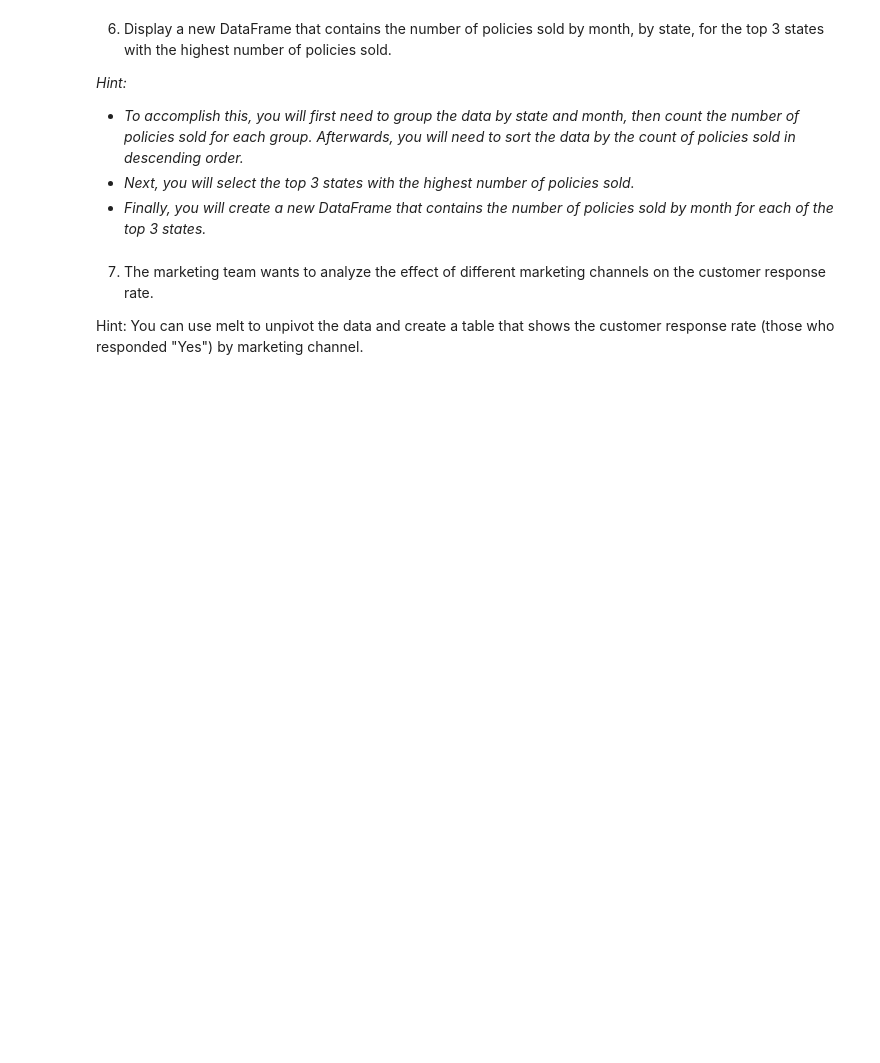
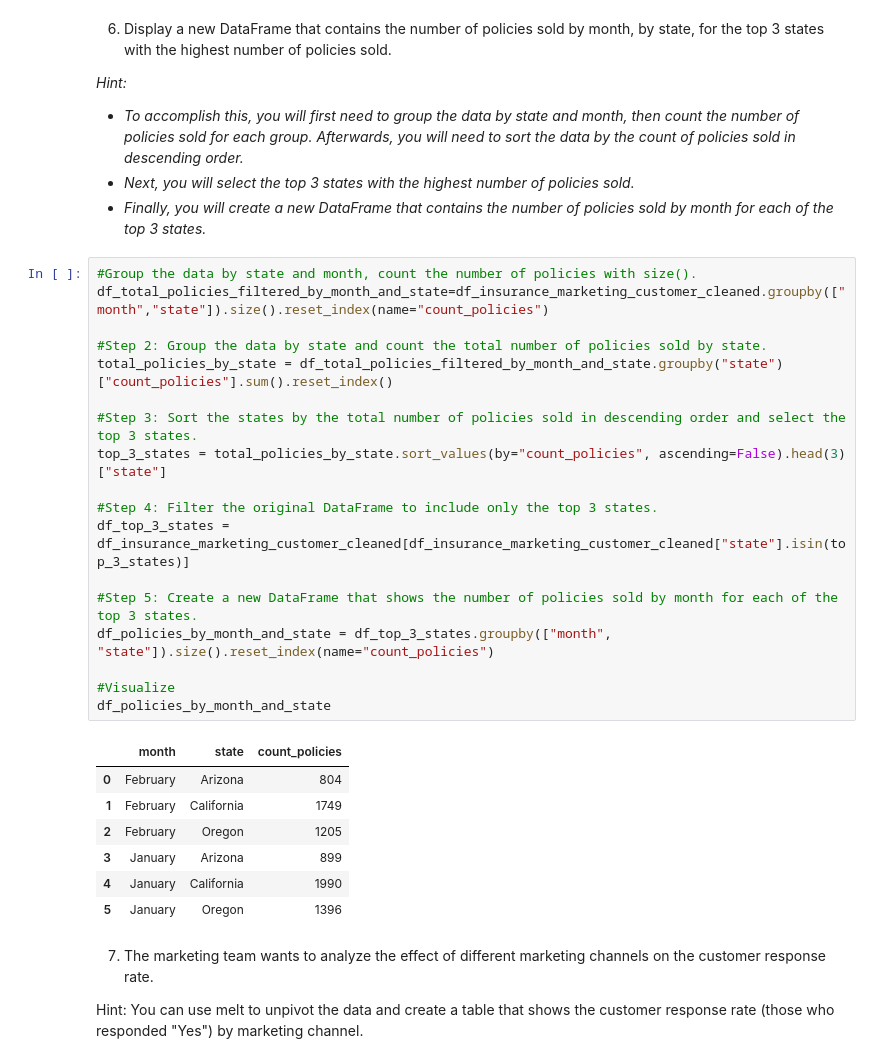
Before and after one commit to data-bootcamp-v4/lab-dw-data-aggregation-and-filtering, a Jupyter notebook: lab-dw-aggregating.ipynb, the cells around one changed output. Drawn from its saved outputs; the diff is of its cells as text; blank space fills up the shorter version.

```diff
--- a/lab-dw-aggregating.ipynb
+++ b/lab-dw-aggregating.ipynb
@@ -343,6 +387,32 @@ Median values are relatively similar across genders and education levels, indica
 - *To accomplish this, you will first need to group the data by state and month, then count the number of policies sold for each group. Afterwards, you will need to sort the data by the count of policies sold in descending order.*
 - *Next, you will select the top 3 states with the highest number of policies sold.*
 - *Finally, you will create a new DataFrame that contains the number of policies sold by month for each of the top 3 states.*
+# %%
+#Group the data by state and month, count the number of policies with size().
+df_total_policies_filtered_by_month_and_state=df_insurance_marketing_customer_cleaned.groupby(["month","state"]).size().reset_index(name="count_policies")
+
+#Step 2: Group the data by state and count the total number of policies sold by state.
+total_policies_by_state = df_total_policies_filtered_by_month_and_state.groupby("state")["count_policies"].sum().reset_index()
+
+#Step 3: Sort the states by the total number of policies sold in descending order and select the top 3 states.
+top_3_states = total_policies_by_state.sort_values(by="count_policies", ascending=False).head(3)["state"]
+
+#Step 4: Filter the original DataFrame to include only the top 3 states.
+df_top_3_states = df_insurance_marketing_customer_cleaned[df_insurance_marketing_customer_cleaned["state"].isin(top_3_states)]
+
+#Step 5: Create a new DataFrame that shows the number of policies sold by month for each of the top 3 states.
+df_policies_by_month_and_state = df_top_3_states.groupby(["month", "state"]).size().reset_index(name="count_policies")
+
+#Visualize
+df_policies_by_month_and_state
+# %% [output]
+|  | month | state | count_policies |
+| 0 | February | Arizona | 804 |
+| 1 | February | California | 1749 |
+| 2 | February | Oregon | 1205 |
+| 3 | January | Arizona | 899 |
+| 4 | January | California | 1990 |
+| 5 | January | Oregon | 1396 |
 # %% [markdown]
 7. The marketing team wants to analyze the effect of different marketing channels on the customer response rate.
 
```
Also changed, not shown: parts of 12 cells of this notebook.
